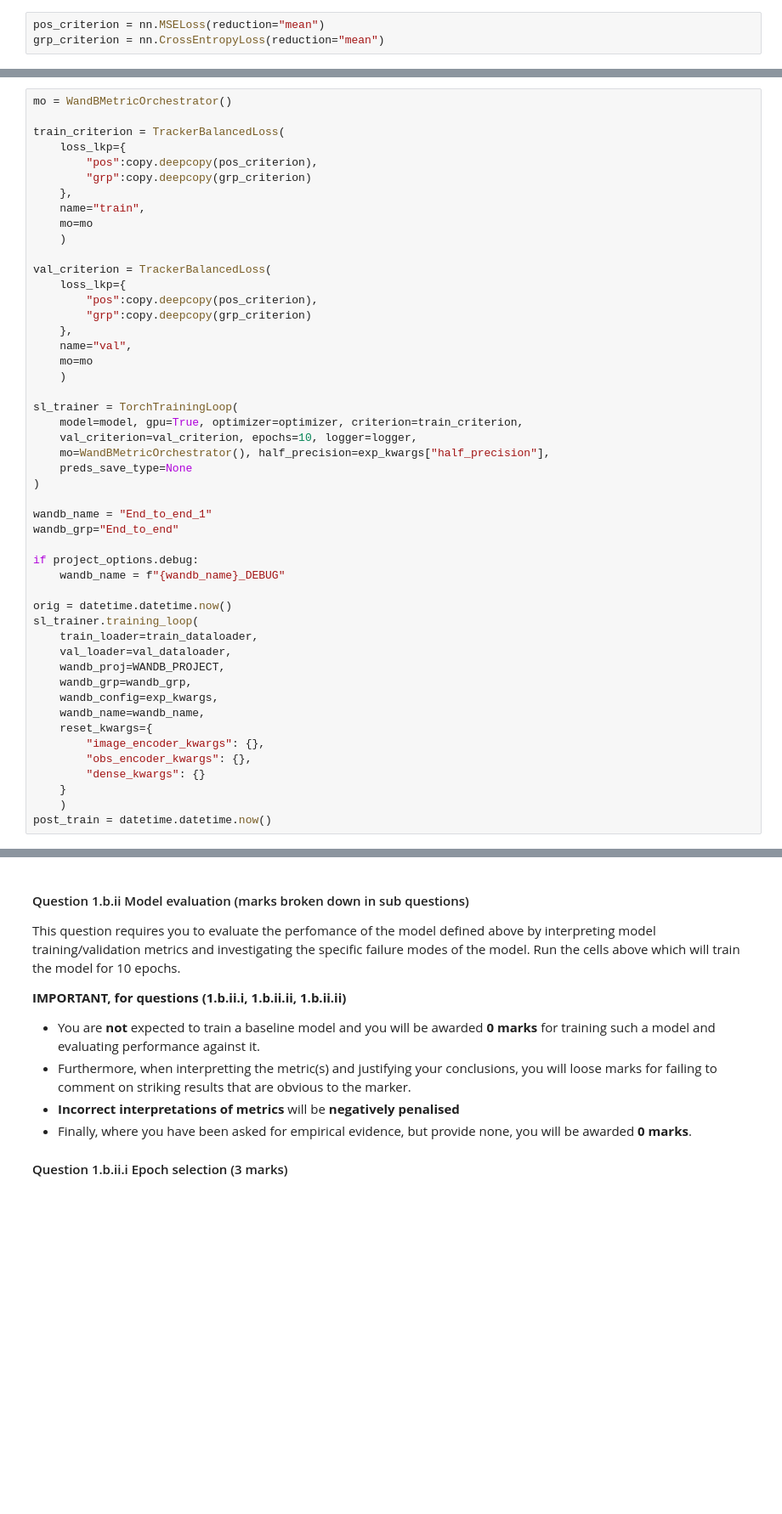
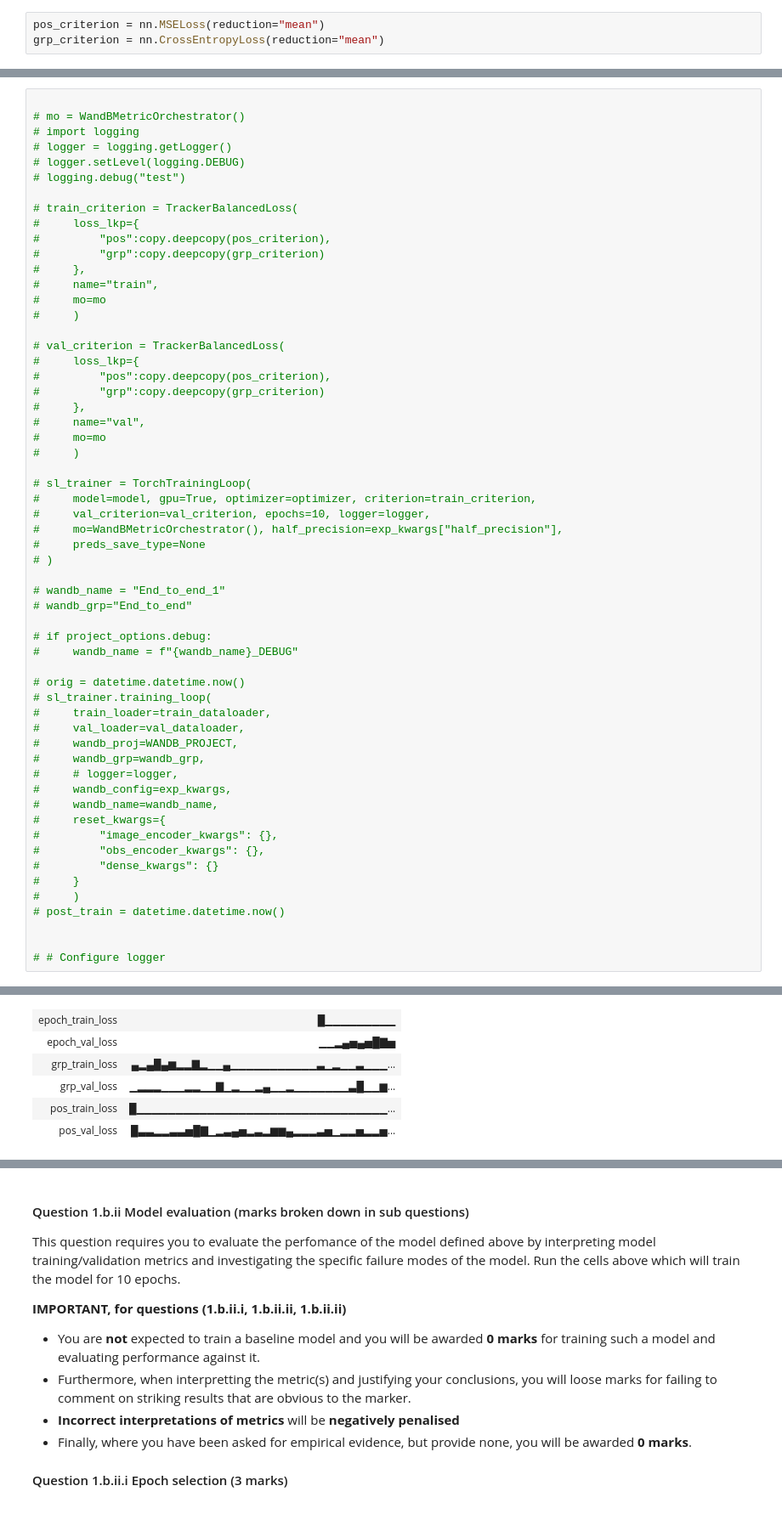
Before and after one commit to the-rich-piana/COMP0188_DeepLearning, a Jupyter notebook: COURSEWORK_2/CW2_Questions_105_marks_QUESTIONS.ipynb, the cells around one changed output, grey strips where cells are left out. Shown at 85% size. Drawn from its saved outputs; the diff is of its cells as text; blank space fills up the shorter version.

Commit message:
chore: save progress, working transformations

```diff
--- a/COURSEWORK_2/CW2_Questions_105_marks_QUESTIONS.ipynb
+++ b/COURSEWORK_2/CW2_Questions_105_marks_QUESTIONS.ipynb
@@ -678,50 +684,59 @@ tensor(1.4385, device='cuda:0', dtype=torch.float16)
 # %%
-mo = WandBMetricOrchestrator()
 
-train_criterion = TrackerBalancedLoss(
-    loss_lkp={
-        "pos":copy.deepcopy(pos_criterion),
-        "grp":copy.deepcopy(grp_criterion)
-    },
-    name="train",
-    mo=mo
-    )
+# mo = WandBMetricOrchestrator()
+# import logging
+# logger = logging.getLogger()
+# logger.setLevel(logging.DEBUG)
+# logging.debug("test")
 
-val_criterion = TrackerBalancedLoss(
-    loss_lkp={
-        "pos":copy.deepcopy(pos_criterion),
-        "grp":copy.deepcopy(grp_criterion)
-    },
-    name="val",
-    mo=mo
-    )
+# train_criterion = TrackerBalancedLoss(
+#     loss_lkp={
+#         "pos":copy.deepcopy(pos_criterion),
+#         "grp":copy.deepcopy(grp_criterion)
+#     },
+#     name="train",
+#     mo=mo
+#     )
 
-sl_trainer = TorchTrainingLoop(
-    model=model, gpu=True, optimizer=optimizer, criterion=train_criterion,
-    val_criterion=val_criterion, epochs=10, logger=logger,
-    mo=WandBMetricOrchestrator(), half_precision=exp_kwargs["half_precision"],
-    preds_save_type=None
-)
+# val_criterion = TrackerBalancedLoss(
+#     loss_lkp={
+#         "pos":copy.deepcopy(pos_criterion),
+#         "grp":copy.deepcopy(grp_criterion)
+#     },
+#     name="val",
+#     mo=mo
+#     )
 
-wandb_name = "End_to_end_1"
-wandb_grp="End_to_end"
+# sl_trainer = TorchTrainingLoop(
+#     model=model, gpu=True, optimizer=optimizer, criterion=train_criterion,
+#     val_criterion=val_criterion, epochs=10, logger=logger,
+#     mo=WandBMetricOrchestrator(), half_precision=exp_kwargs["half_precision"],
+#     preds_save_type=None
+# )
 
-if project_options.debug:
-    wandb_name = f"{wandb_name}_DEBUG"
+# wandb_name = "End_to_end_1"
+# wandb_grp="End_to_end"
 
-orig = datetime.datetime.now()
-sl_trainer.training_loop(
-    train_loader=train_dataloader,
-    val_loader=val_dataloader,
-    wandb_proj=WANDB_PROJECT,
-    wandb_grp=wandb_grp,
-    wandb_config=exp_kwargs,
-    wandb_name=wandb_name,
-    reset_kwargs={
-        "image_encoder_kwargs": {},
-        "obs_encoder_kwargs": {},
-        "dense_kwargs": {}
-    }
-    )
-post_train = datetime.datetime.now()
+# if project_options.debug:
+#     wandb_name = f"{wandb_name}_DEBUG"
+
+# orig = datetime.datetime.now()
+# sl_trainer.training_loop(
+#     train_loader=train_dataloader,
+#     val_loader=val_dataloader,
+#     wandb_proj=WANDB_PROJECT,
+#     wandb_grp=wandb_grp,
+#     # logger=logger,
+#     wandb_config=exp_kwargs,
+#     wandb_name=wandb_name,
+#     reset_kwargs={
+#         "image_encoder_kwargs": {},
+#         "obs_encoder_kwargs": {},
+#         "dense_kwargs": {}
+#     }
+#     )
+# post_train = datetime.datetime.now()
+
+
+# # Configure logger
 # %% [output]
@@ -740,0 +773,6 @@ Tracking run with wandb version 0.18.7
+| epoch_train_loss | █▁▁▁▁▁▁▁▁▁ |
+| epoch_val_loss | ▁▁▂▄▅▄▅█▇▅ |
+| grp_train_loss | ▄▂▄█▄▆▂▂▇▂▁▁▄▁▁▁▁▁▁▁▁▁▁▁▃▁▂▁▁▃▁▁▁... |
+| grp_val_loss | ▁▂▂▂▁▁▁▂▂▁▁▇▁▂▁▁▂▄▁▁▂▁▁▁▁▁▁▁▃█▁▁▆... |
+| pos_train_loss | █▁▁▁▁▁▁▁▁▁▁▁▁▁▁▁▁▁▁▁▁▁▁▁▁▁▁▁▁▁▁▁▁... |
+| pos_val_loss | █▃▃▂▂▃▃▅█▇▁▂▃▄▅▂▃▂▆▆▄▂▂▂▃▅▁▂▂▅▂▂▅... |
```
Also changed, not shown: parts of 10 cells of this notebook.
